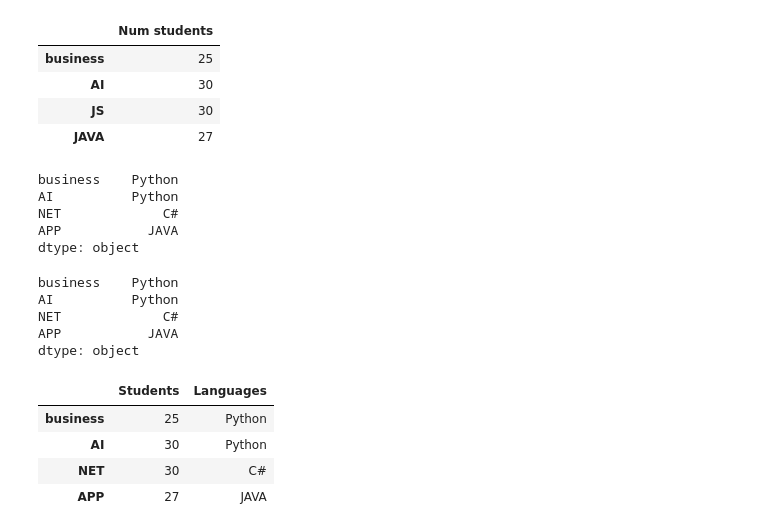
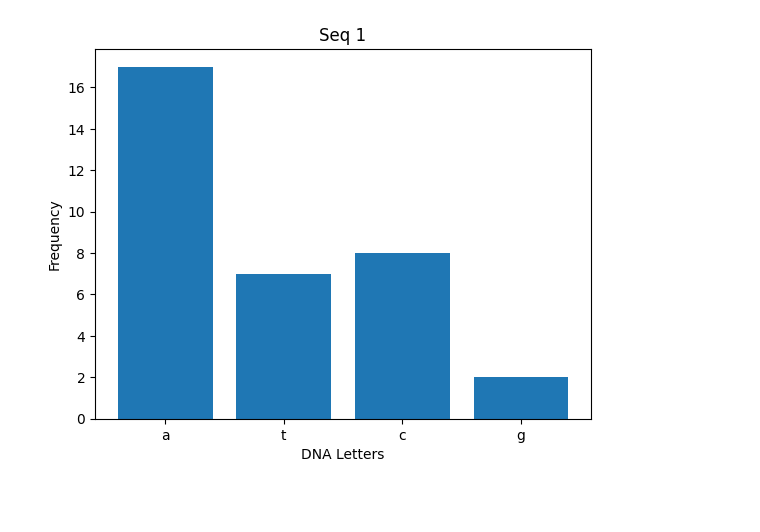
Before and after one commit to Ymhunter/python_malik_alansi_opa24, a Jupyter notebook: main.ipynb, the cells around one changed output. Cells and saved outputs as stored; diff of their text form; code cells hidden in the pictures; blank space fills up the shorter version.

```diff
--- a/main.ipynb
+++ b/main.ipynb
@@ -28,36 +0,0 @@ print(series_program[("AI")])
-# %%
-## dataframe
-pd.DataFrame(series_program, columns=("Num students",))
-# %% [output]
-|  | Num students |
-| business | 25 |
-| AI | 30 |
-| JS | 30 |
-| JAVA | 27 |
-# %%
-students = pd.Series(dict(business=25, AI=30, NET=30, APP=27))
-langauges = pd.Series(dict(business="Python", AI="Python", NET="C#", APP="JAVA"))
-
-students
-# %% [output]
-business    Python
-AI          Python
-NET             C#
-APP           JAVA
-dtype: object
-# %%
-langauges
-# %% [output]
-business    Python
-AI          Python
-NET             C#
-APP           JAVA
-dtype: object
-# %%
-pd.DataFrame({"Students": students, "Languages":langauges})
-# %% [output]
-|  | Students | Languages |
-| business | 25 | Python |
-| AI | 30 | Python |
-| NET | 30 | C# |
-| APP | 27 | JAVA |
@@ -63,0 +46,10 @@ pd.DataFrame({"Students": students, "Languages":langauges})
+# %%
+import matplotlib.pyplot as plt
+
+plt.bar(list(seq1_dict["counts"].keys()), list(seq1_dict["counts"].values()))
+plt.xlabel('DNA Letters')
+plt.ylabel('Frequency')
+plt.title('Seq 1')
+plt.show()
+# %% [output]
+[figure, added]
```
Also changed, not shown: parts of 9 cells of this notebook, 2 other files.
